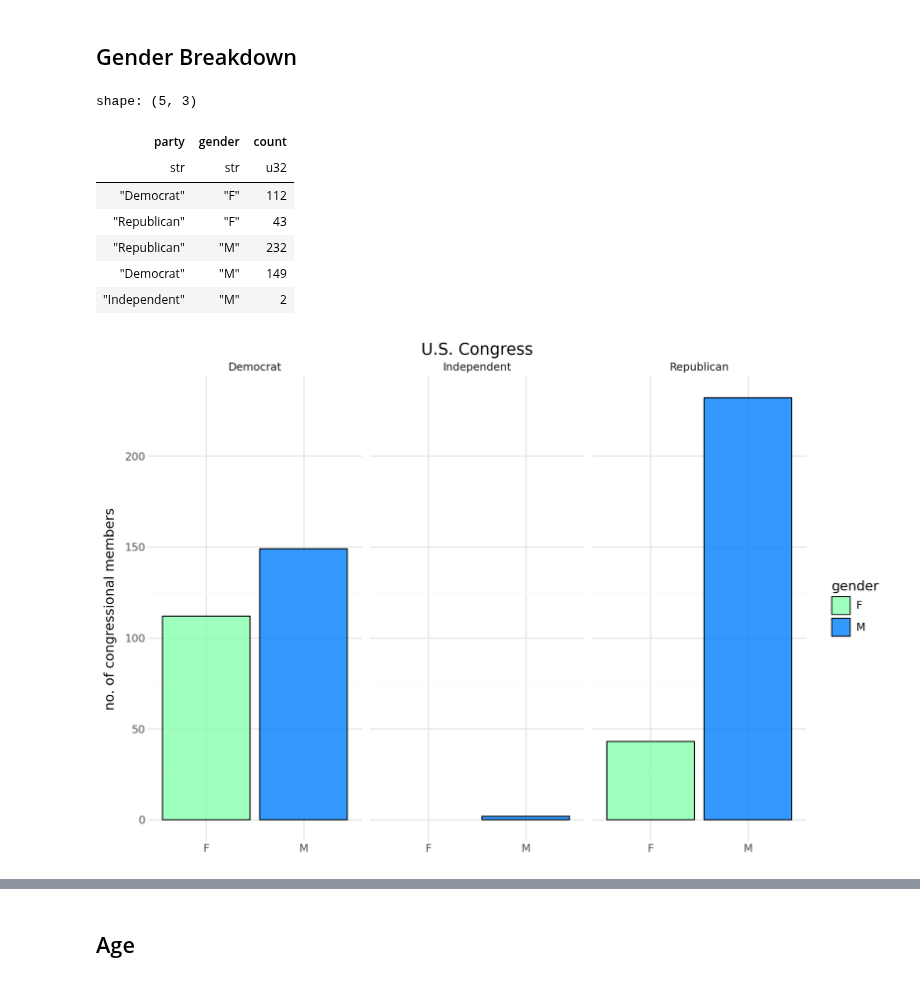
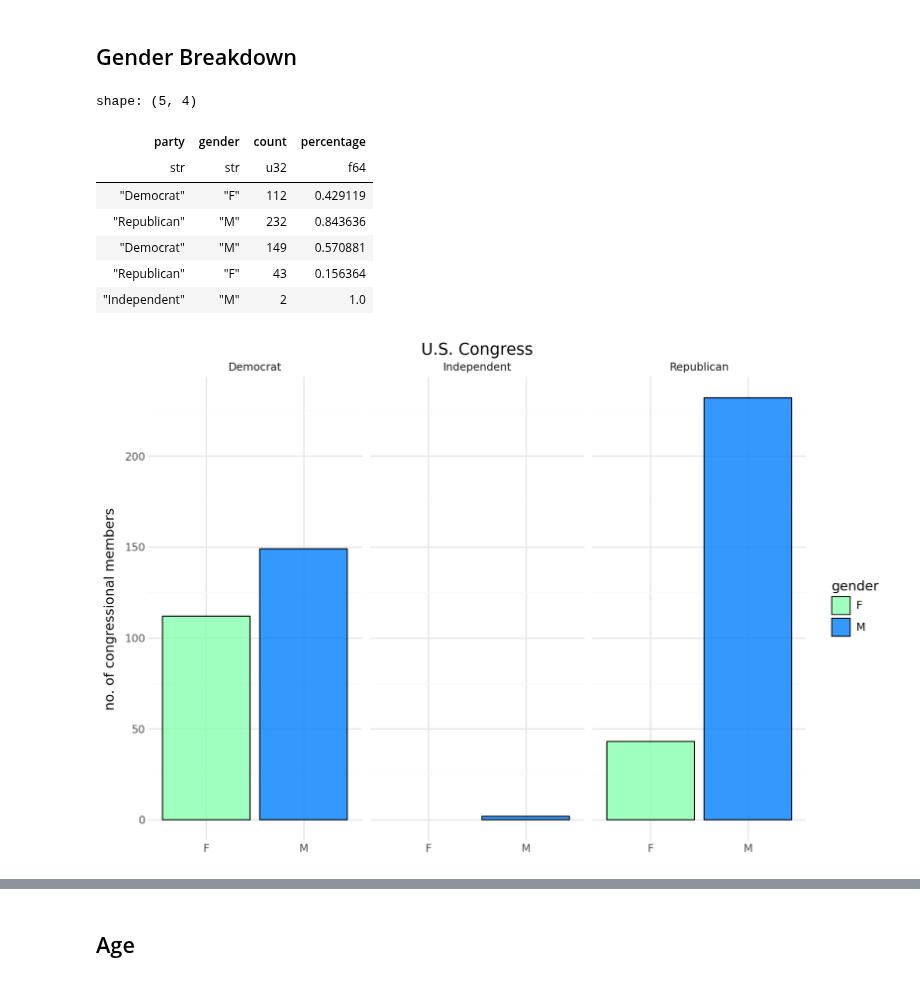
Before and after one commit to usefulmove/code, a Jupyter notebook: eda/congress.ipynb, the cells around one changed output, grey strips where cells are left out. Drawn from its saved outputs; the diff is of its cells as text; code cells hidden in the pictures.

```diff
--- a/eda/congress.ipynb
+++ b/eda/congress.ipynb
@@ -26,36 +26,58 @@ shape: (4, 37)
 # %% [markdown]
 ## Gender Breakdown
 # %%
+#df_party_gender_agg = (
+#    df
+#    .group_by('party', 'gender')
+#    .agg(pl.len().alias('count'))
+#)
+#
+#df_party_gender_agg = (
+#    df_party_gender_agg
+#    .join(df_party_members, on='party')
+#    .rename({'count_right': 'party_total'})
+#    .select(
+#        pl.col('party'),
+#        pl.col('gender'),
+#        pl.col('count'),
+#        (pl.col('count') / pl.col('party_total')).alias('percentage')
+#    )
+
 df_party_gender_agg = (
     df
-    .group_by('party', 'gender')
-    .agg(pl.len().alias('count'))
+    .select(
+        pl.col('party'),
+        pl.col('gender'),
+        pl.len().over(['party', 'gender']).alias('count'),
+        (pl.len().over(['party', 'gender']) / pl.len().over('party')).alias('percentage'),
+    )
+    .unique()
 )
 
 display(df_party_gender_agg)
 
 (
     ggplot(df_party_gender_agg, aes(x='gender', y='count'))
     + geom_col(aes(fill='gender'), color='black', alpha=0.8)
     + facet_wrap('party')
     + scale_fill_manual(['#87ffaf', '#0080ff'])
     + labs(
         title='U.S. Congress',
         x='',
         y='no. of congressional members',
     )
     + theme_minimal()
     + theme(figure_size=(9,6))
 )
 # %% [output]
-shape: (5, 3)
+shape: (5, 4)
-| party | gender | count |
-| str | str | u32 |
-| "Democrat" | "F" | 112 |
-| "Republican" | "F" | 43 |
-| "Republican" | "M" | 232 |
-| "Democrat" | "M" | 149 |
-| "Independent" | "M" | 2 |
+| party | gender | count | percentage |
+| str | str | u32 | f64 |
+| "Democrat" | "F" | 112 | 0.429119 |
+| "Republican" | "M" | 232 | 0.843636 |
+| "Democrat" | "M" | 149 | 0.570881 |
+| "Republican" | "F" | 43 | 0.156364 |
+| "Independent" | "M" | 2 | 1.0 |
 [figure]
 # %%
 df_party_members = df_party_gender_agg.group_by('party').agg(pl.sum('count'))
```
Also changed, not shown: parts of 2 cells of this notebook.
